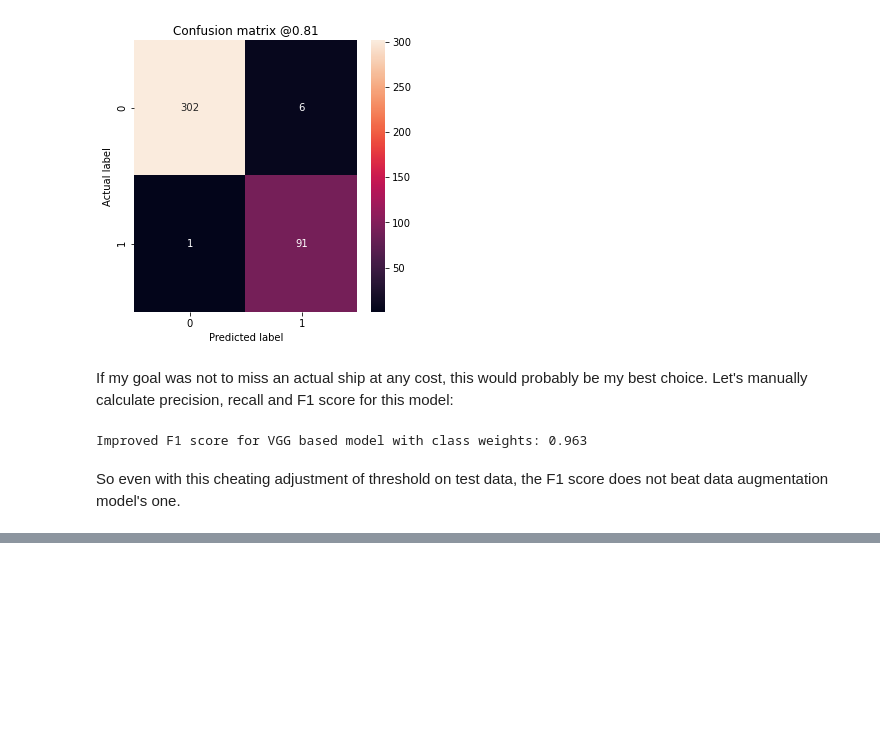
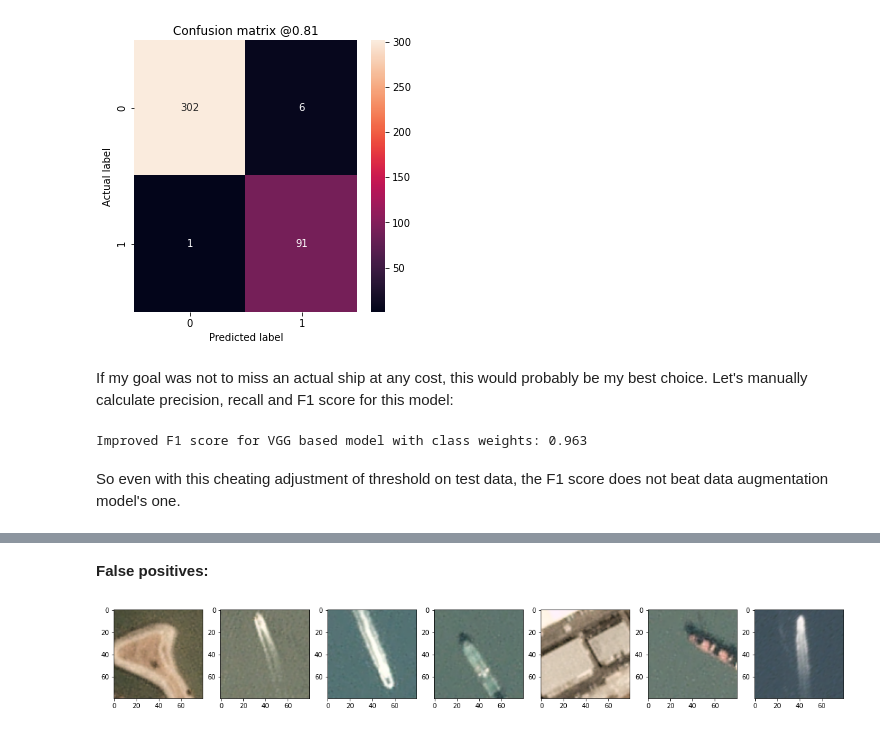
Before and after one commit to dmitrytoda/ships, a Jupyter notebook: ships.ipynb, the cells around one changed output, grey strips where cells are left out. Drawn from its saved outputs; the diff is of its cells as text; code cells hidden in the pictures; blank space fills up the shorter version.

```diff
--- a/ships.ipynb
+++ b/ships.ipynb
@@ -1084,0 +1124,14 @@ False positives:
+# %% [markdown]
+**False positives:**
+# %%
+columns = 7
+rows = 1
+
+fig=plt.figure(figsize=(20, 20))
+for i in range(0, columns*rows):
+    img = fp_dev[i]
+    fig.add_subplot(rows, columns, i+1)
+    plt.imshow(img)
+plt.show()
+# %% [output]
+[figure, added]
```
Also changed, not shown: parts of 26 cells of this notebook, 1 other file.
